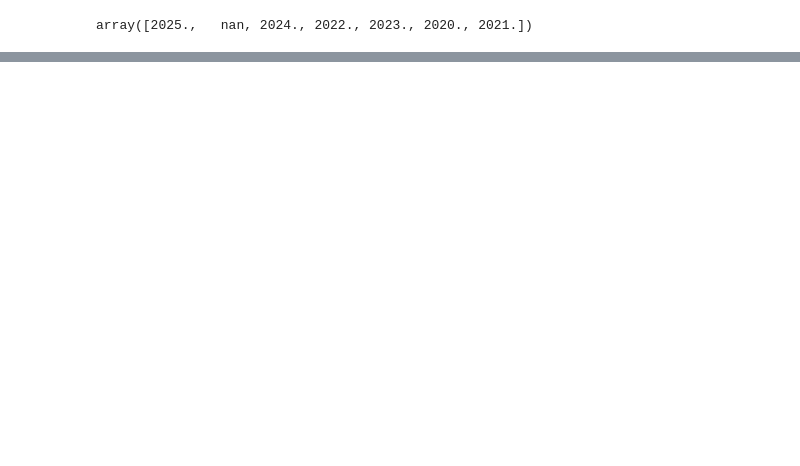
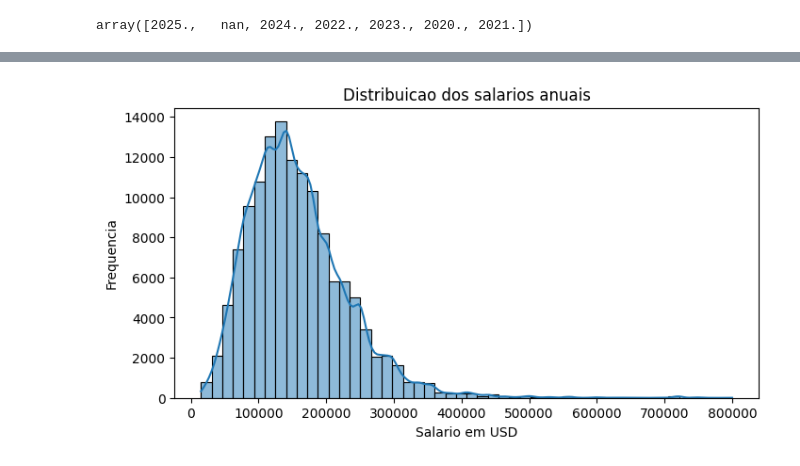
Before and after one commit to Kaue557/Analise-de-Dados, a Jupyter notebook: Imersao_Dados_Alura.ipynb, the cells around one changed output, grey strips where cells are left out. Saved outputs shown, nothing was run; the diff lists cells and outputs as text; code cells hidden in the pictures; blank space fills up the shorter version.

```diff
--- a/Imersao_Dados_Alura.ipynb
+++ b/Imersao_Dados_Alura.ipynb
@@ -297,0 +318,9 @@ df_limpo = df_limpo.assign(ano_trabalho = df_limpo['ano_trabalho'].astype('Int64
+# %%
+plt.figure(figsize = (8, 4))
+sns.histplot(df_limpo["salario_em_usd"], bins = 50, kde = True)
+plt.title("Distribuicao dos salarios anuais")
+plt.xlabel("Salario em USD")
+plt.ylabel("Frequencia")
+plt.show()
+# %% [output]
+[figure, added]
```
Also changed, not shown: parts of 23 cells of this notebook.
